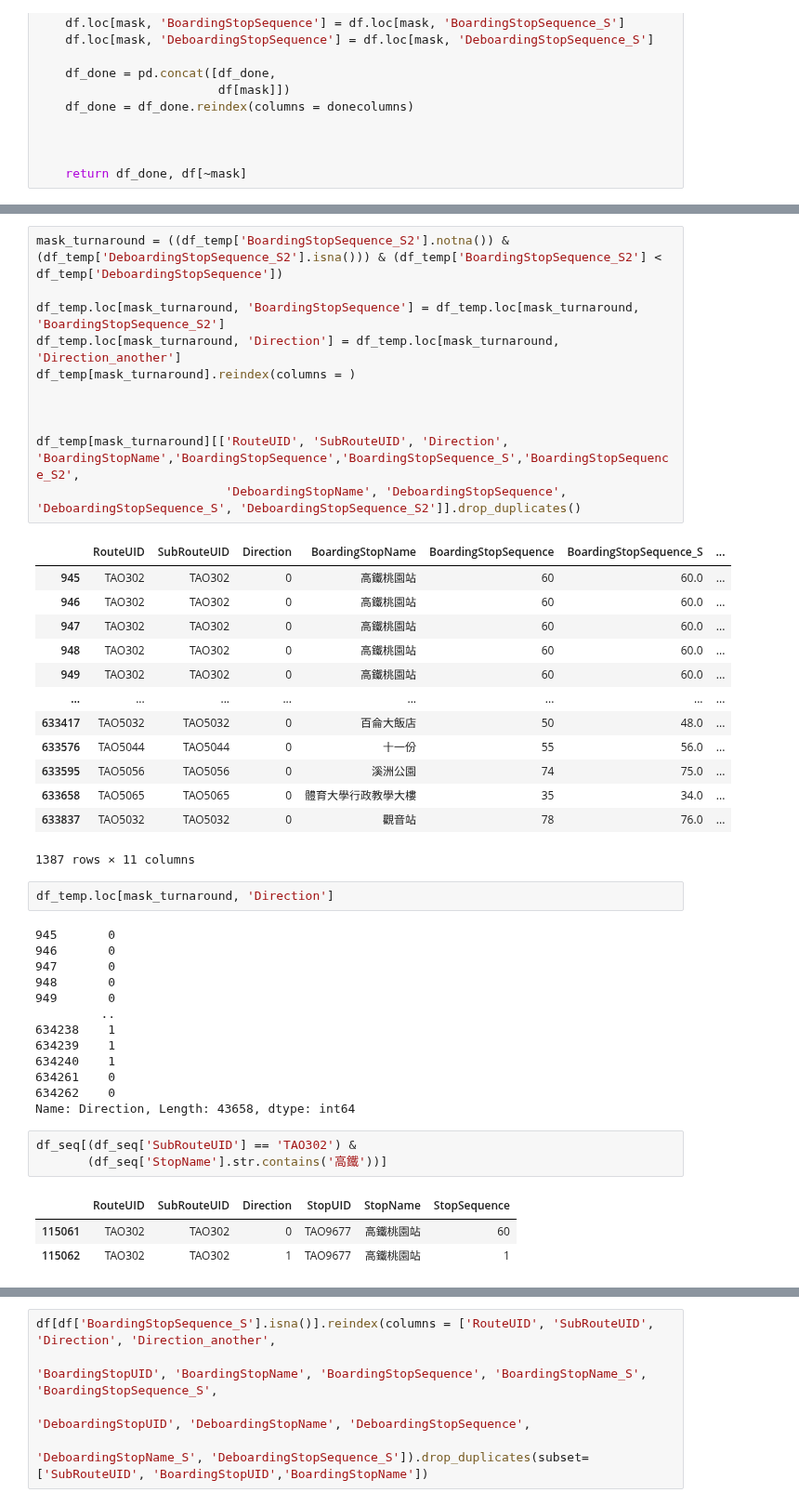
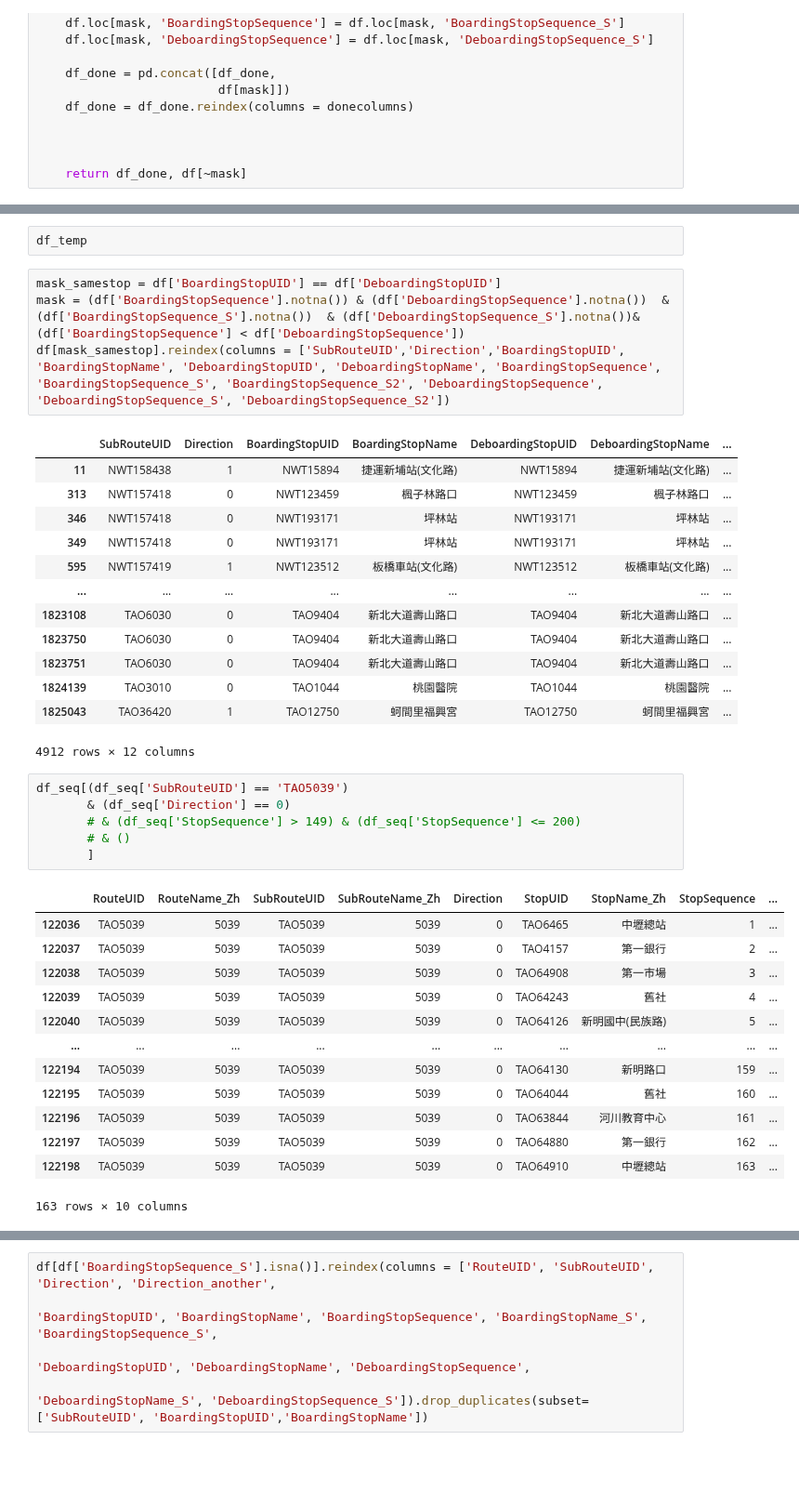
Before and after one commit to KaiChiehKJ/THI-6800-BusTicket, a Jupyter notebook: 03_TicketAnalysisCode.ipynb, the cells around one changed output, grey strips where cells are left out. Shown at 93% size. Cells and saved outputs as stored; diff of their text form; blank space fills up the shorter version.

```diff
--- a/03_TicketAnalysisCode.ipynb
+++ b/03_TicketAnalysisCode.ipynb
@@ -986,49 +1036,42 @@ TypeError: concat() takes 1 positional argument but 2 were given
+# %%
+df_temp
 # %%
-mask_turnaround = ((df_temp['BoardingStopSequence_S2'].notna()) & (df_temp['DeboardingStopSequence_S2'].isna())) & (df_temp['BoardingStopSequence_S2'] < df_temp['DeboardingStopSequence'])
-
-df_temp.loc[mask_turnaround, 'BoardingStopSequence'] = df_temp.loc[mask_turnaround, 'BoardingStopSequence_S2']
-df_temp.loc[mask_turnaround, 'Direction'] = df_temp.loc[mask_turnaround, 'Direction_another']
-df_temp[mask_turnaround].reindex(columns = )
-
-
-
-df_temp[mask_turnaround][['RouteUID', 'SubRouteUID', 'Direction', 'BoardingStopName','BoardingStopSequence','BoardingStopSequence_S','BoardingStopSequence_S2',
-                          'DeboardingStopName', 'DeboardingStopSequence', 'DeboardingStopSequence_S', 'DeboardingStopSequence_S2']].drop_duplicates()
+mask_samestop = df['BoardingStopUID'] == df['DeboardingStopUID']
+mask = (df['BoardingStopSequence'].notna()) & (df['DeboardingStopSequence'].notna())  & (df['BoardingStopSequence_S'].notna())  & (df['DeboardingStopSequence_S'].notna())& (df['BoardingStopSequence'] < df['DeboardingStopSequence'])
+df[mask_samestop].reindex(columns = ['SubRouteUID','Direction','BoardingStopUID', 'BoardingStopName', 'DeboardingStopUID', 'DeboardingStopName', 'BoardingStopSequence', 'BoardingStopSequence_S', 'BoardingStopSequence_S2', 'DeboardingStopSequence', 'DeboardingStopSequence_S', 'DeboardingStopSequence_S2'])
 # %% [output]
-|  | RouteUID | SubRouteUID | Direction | BoardingStopName | BoardingStopSequence | BoardingStopSequence_S | ... |
-| 945 | TAO302 | TAO302 | 0 | 高鐵桃園站 | 60 | 60.0 | ... |
-| 946 | TAO302 | TAO302 | 0 | 高鐵桃園站 | 60 | 60.0 | ... |
-| 947 | TAO302 | TAO302 | 0 | 高鐵桃園站 | 60 | 60.0 | ... |
-| 948 | TAO302 | TAO302 | 0 | 高鐵桃園站 | 60 | 60.0 | ... |
-| 949 | TAO302 | TAO302 | 0 | 高鐵桃園站 | 60 | 60.0 | ... |
+|  | SubRouteUID | Direction | BoardingStopUID | BoardingStopName | DeboardingStopUID | DeboardingStopName | ... |
+| 11 | NWT158438 | 1 | NWT15894 | 捷運新埔站(文化路) | NWT15894 | 捷運新埔站(文化路) | ... |
+| 313 | NWT157418 | 0 | NWT123459 | 楓子林路口 | NWT123459 | 楓子林路口 | ... |
+| 346 | NWT157418 | 0 | NWT193171 | 坪林站 | NWT193171 | 坪林站 | ... |
+| 349 | NWT157418 | 0 | NWT193171 | 坪林站 | NWT193171 | 坪林站 | ... |
+| 595 | NWT157419 | 1 | NWT123512 | 板橋車站(文化路) | NWT123512 | 板橋車站(文化路) | ... |
 | ... | ... | ... | ... | ... | ... | ... | ... |
-| 633417 | TAO5032 | TAO5032 | 0 | 百侖大飯店 | 50 | 48.0 | ... |
-| 633576 | TAO5044 | TAO5044 | 0 | 十一份 | 55 | 56.0 | ... |
-| 633595 | TAO5056 | TAO5056 | 0 | 溪洲公園 | 74 | 75.0 | ... |
-| 633658 | TAO5065 | TAO5065 | 0 | 體育大學行政教學大樓 | 35 | 34.0 | ... |
-| 633837 | TAO5032 | TAO5032 | 0 | 觀音站 | 78 | 76.0 | ... |
+| 1823108 | TAO6030 | 0 | TAO9404 | 新北大道壽山路口 | TAO9404 | 新北大道壽山路口 | ... |
+| 1823750 | TAO6030 | 0 | TAO9404 | 新北大道壽山路口 | TAO9404 | 新北大道壽山路口 | ... |
+| 1823751 | TAO6030 | 0 | TAO9404 | 新北大道壽山路口 | TAO9404 | 新北大道壽山路口 | ... |
+| 1824139 | TAO3010 | 0 | TAO1044 | 桃園醫院 | TAO1044 | 桃園醫院 | ... |
+| 1825043 | TAO36420 | 1 | TAO12750 | 蚵間里福興宮 | TAO12750 | 蚵間里福興宮 | ... |
-1387 rows × 11 columns
+4912 rows × 12 columns
-# %%
-df_temp.loc[mask_turnaround, 'Direction']
-# %% [output]
-945       0
-946       0
-947       0
-948       0
-949       0
-         ..
-634238    1
-634239    1
-634240    1
-634261    0
-634262    0
-Name: Direction, Length: 43658, dtype: int64
 # %%
-df_seq[(df_seq['SubRouteUID'] == 'TAO302') &
-       (df_seq['StopName'].str.contains('高鐵'))]
+df_seq[(df_seq['SubRouteUID'] == 'TAO5039')
+       & (df_seq['Direction'] == 0)
+       # & (df_seq['StopSequence'] > 149) & (df_seq['StopSequence'] <= 200)
+       # & ()
+       ]
 # %% [output]
-|  | RouteUID | SubRouteUID | Direction | StopUID | StopName | StopSequence |
-| 115061 | TAO302 | TAO302 | 0 | TAO9677 | 高鐵桃園站 | 60 |
-| 115062 | TAO302 | TAO302 | 1 | TAO9677 | 高鐵桃園站 | 1 |
+|  | RouteUID | RouteName_Zh | SubRouteUID | SubRouteName_Zh | Direction | StopUID | StopName_Zh | StopSequence | ... |
+| 122036 | TAO5039 | 5039 | TAO5039 | 5039 | 0 | TAO6465 | 中壢總站 | 1 | ... |
+| 122037 | TAO5039 | 5039 | TAO5039 | 5039 | 0 | TAO4157 | 第一銀行 | 2 | ... |
+| 122038 | TAO5039 | 5039 | TAO5039 | 5039 | 0 | TAO64908 | 第一市場 | 3 | ... |
+| 122039 | TAO5039 | 5039 | TAO5039 | 5039 | 0 | TAO64243 | 舊社 | 4 | ... |
+| 122040 | TAO5039 | 5039 | TAO5039 | 5039 | 0 | TAO64126 | 新明國中(民族路) | 5 | ... |
+| ... | ... | ... | ... | ... | ... | ... | ... | ... | ... |
+| 122194 | TAO5039 | 5039 | TAO5039 | 5039 | 0 | TAO64130 | 新明路口 | 159 | ... |
+| 122195 | TAO5039 | 5039 | TAO5039 | 5039 | 0 | TAO64044 | 舊社 | 160 | ... |
+| 122196 | TAO5039 | 5039 | TAO5039 | 5039 | 0 | TAO63844 | 河川教育中心 | 161 | ... |
+| 122197 | TAO5039 | 5039 | TAO5039 | 5039 | 0 | TAO64880 | 第一銀行 | 162 | ... |
+| 122198 | TAO5039 | 5039 | TAO5039 | 5039 | 0 | TAO64910 | 中壢總站 | 163 | ... |
+163 rows × 10 columns
 # %%
 df_ok
```
Also changed, not shown: parts of 8 cells of this notebook.
